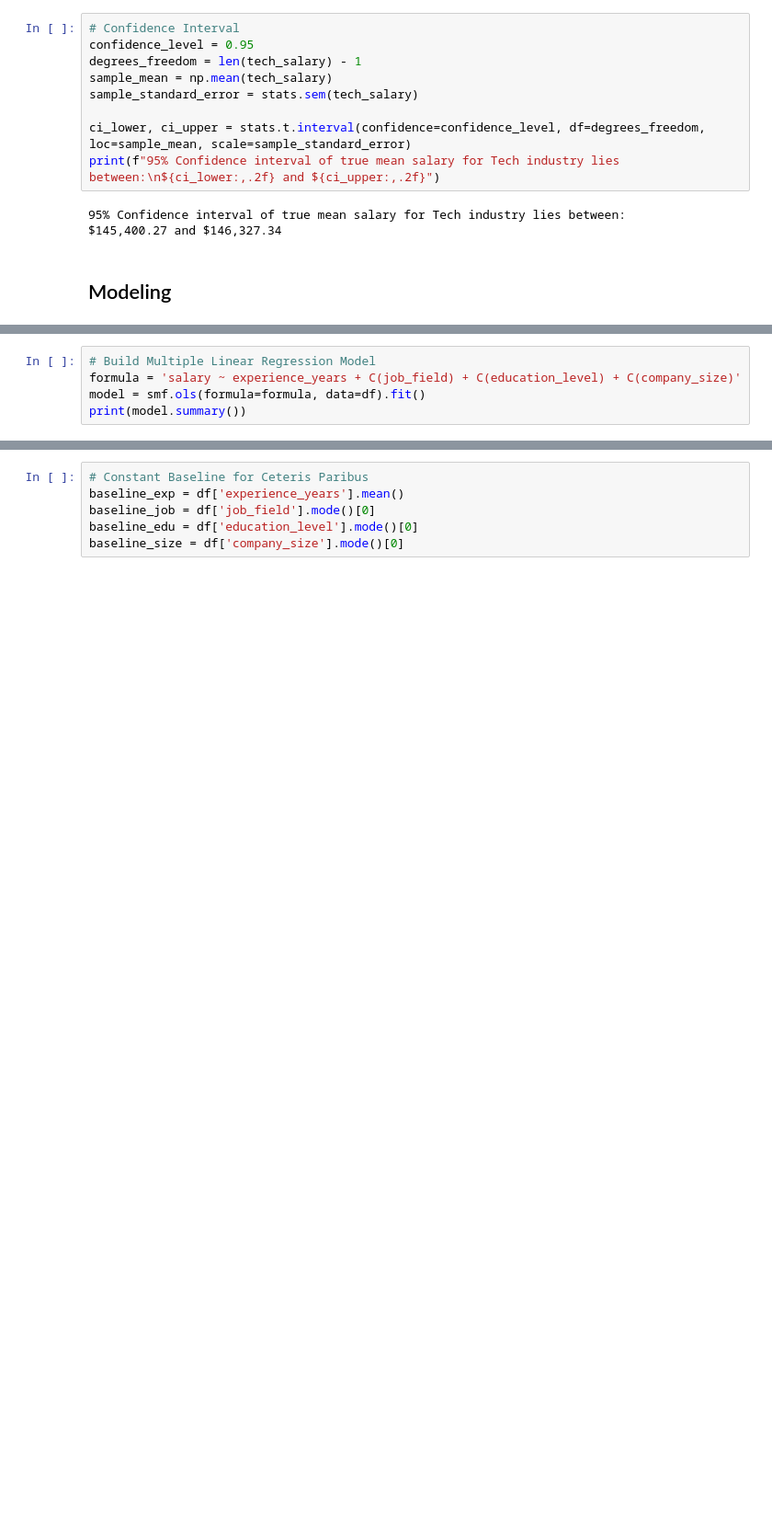
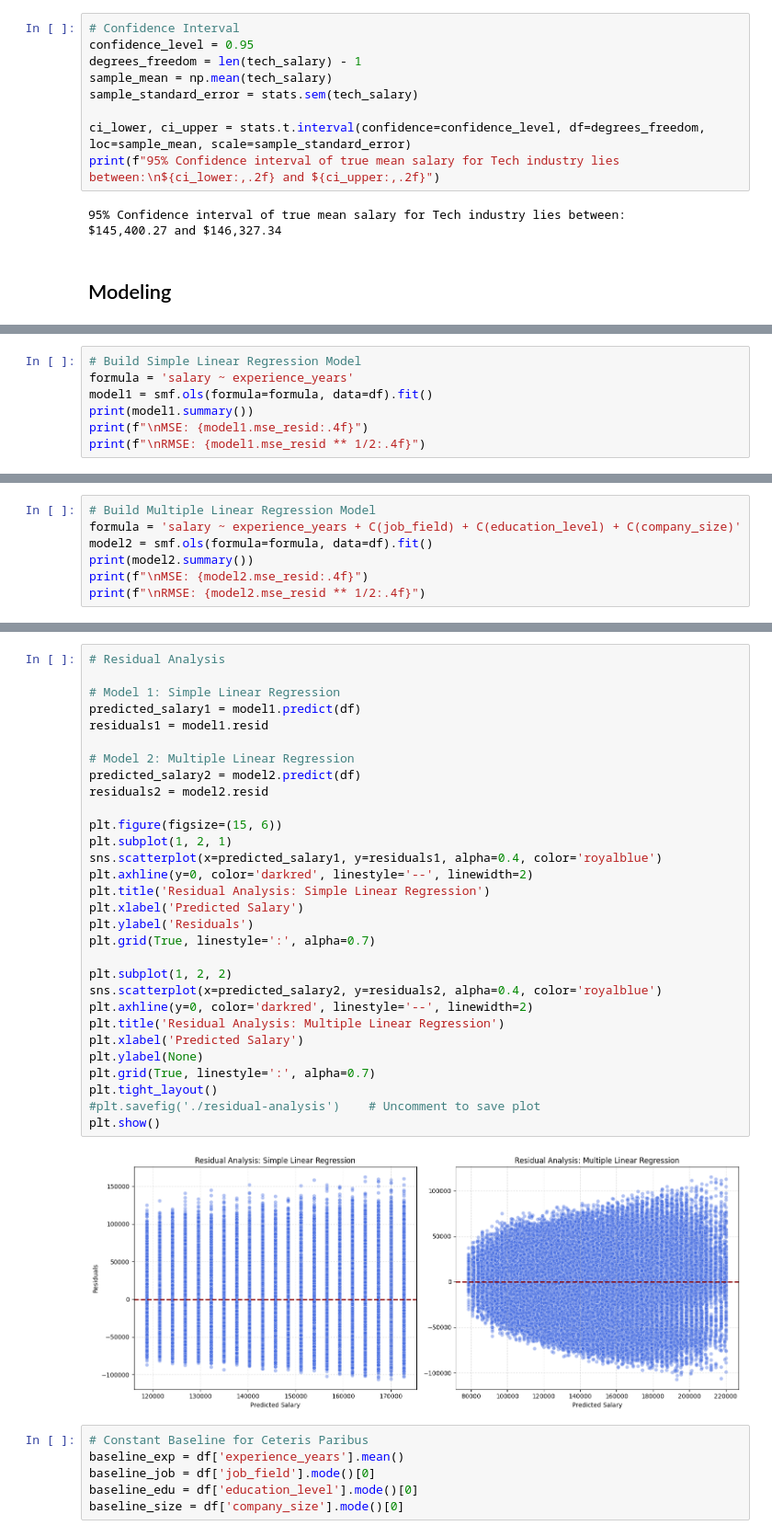
Before and after one commit to PakkapolMal/Job-Salary-Inference-and-Modeling, a Jupyter notebook: main.ipynb, the cells around one changed output, grey strips where cells are left out. Shown at 92% size. Cells and saved outputs as stored; diff of their text form; blank space fills up the shorter version.

```diff
--- a/main.ipynb
+++ b/main.ipynb
@@ -268,0 +245,7 @@ Name: count, dtype: int64
+# %%
+# Build Simple Linear Regression Model
+formula = 'salary ~ experience_years'
+model1 = smf.ols(formula=formula, data=df).fit()
+print(model1.summary())
+print(f"\nMSE: {model1.mse_resid:.4f}")
+print(f"\nRMSE: {model1.mse_resid ** 1/2:.4f}")
@@ -271,8 +298,10 @@ Name: count, dtype: int64
 # %%
 # Build Multiple Linear Regression Model
 formula = 'salary ~ experience_years + C(job_field) + C(education_level) + C(company_size)'
-model = smf.ols(formula=formula, data=df).fit()
-print(model.summary())
+model2 = smf.ols(formula=formula, data=df).fit()
+print(model2.summary())
+print(f"\nMSE: {model2.mse_resid:.4f}")
+print(f"\nRMSE: {model2.mse_resid ** 1/2:.4f}")
 # %% [output]
                             OLS Regression Results
 ==============================================================================
@@ -327,3 +325,35 @@ Notes:
+# %%
+# Residual Analysis
+
+# Model 1: Simple Linear Regression
+predicted_salary1 = model1.predict(df)
+residuals1 = model1.resid
+
+# Model 2: Multiple Linear Regression
+predicted_salary2 = model2.predict(df)
+residuals2 = model2.resid
+
+plt.figure(figsize=(15, 6))
+plt.subplot(1, 2, 1)
+sns.scatterplot(x=predicted_salary1, y=residuals1, alpha=0.4, color='royalblue')
+plt.axhline(y=0, color='darkred', linestyle='--', linewidth=2)
+plt.title('Residual Analysis: Simple Linear Regression')
+plt.xlabel('Predicted Salary')
+plt.ylabel('Residuals')
+plt.grid(True, linestyle=':', alpha=0.7)
+
+plt.subplot(1, 2, 2)
+sns.scatterplot(x=predicted_salary2, y=residuals2, alpha=0.4, color='royalblue')
+plt.axhline(y=0, color='darkred', linestyle='--', linewidth=2)
+plt.title('Residual Analysis: Multiple Linear Regression')
+plt.xlabel('Predicted Salary')
+plt.ylabel(None)
+plt.grid(True, linestyle=':', alpha=0.7)
+plt.tight_layout()
+#plt.savefig('./residual-analysis')    # Uncomment to save plot
+plt.show()
+# %% [output]
+[figure, new version]
 # %%
 # Constant Baseline for Ceteris Paribus
 baseline_exp = df['experience_years'].mean()
```
Also changed, not shown: parts of 10 cells of this notebook.
